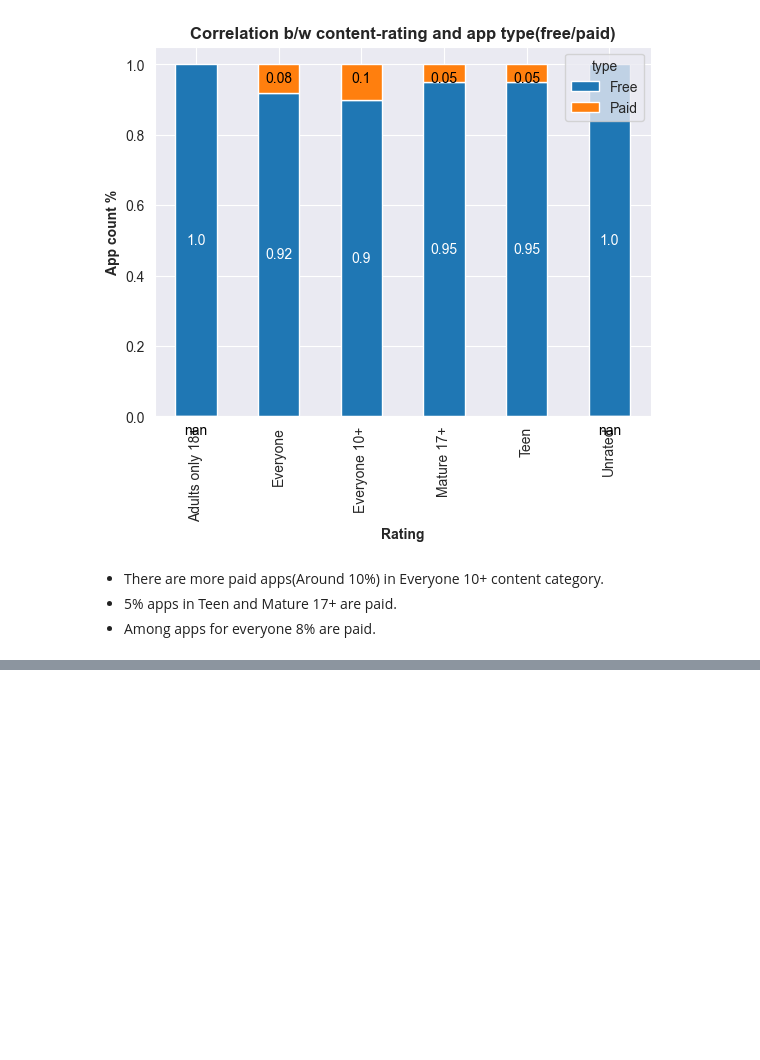
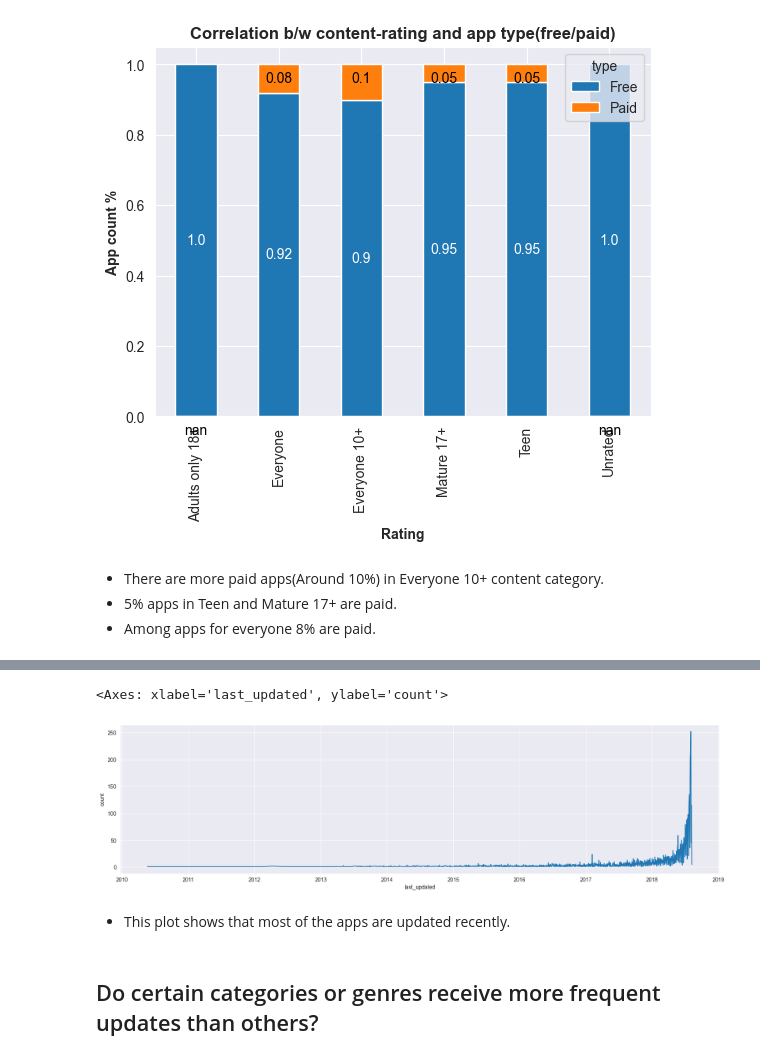
Before and after one commit to ali-bin-kashif/google-play-store-eda, a Jupyter notebook: google-play-store-eda.ipynb, the cells around one changed output, grey strips where cells are left out. Cells and saved outputs as stored; diff of their text form; code cells hidden in the pictures; blank space fills up the shorter version.

Commit message:
More questions and visualizations added

```diff
--- a/google-play-store-eda.ipynb
+++ b/google-play-store-eda.ipynb
@@ -957,0 +960,3 @@ for i,container in enumerate(ax.containers):
+# %%
+apps_last_updates = google_play_data['last_updated'].value_counts().to_frame()
+apps_last_updates
@@ -957,0 +978,10 @@ for i,container in enumerate(ax.containers):
+# %%
+set_size_style(20,5)
+sns.lineplot(data=apps_last_updates, x='last_updated', y='count')
+# %% [output]
+<Axes: xlabel='last_updated', ylabel='count'>
+[figure, added]
+# %% [markdown]
+- This plot shows that most of the apps are updated recently.
+# %% [markdown]
+## Do certain categories or genres receive more frequent updates than others?
```
Also changed, not shown: parts of 17 cells of this notebook.
